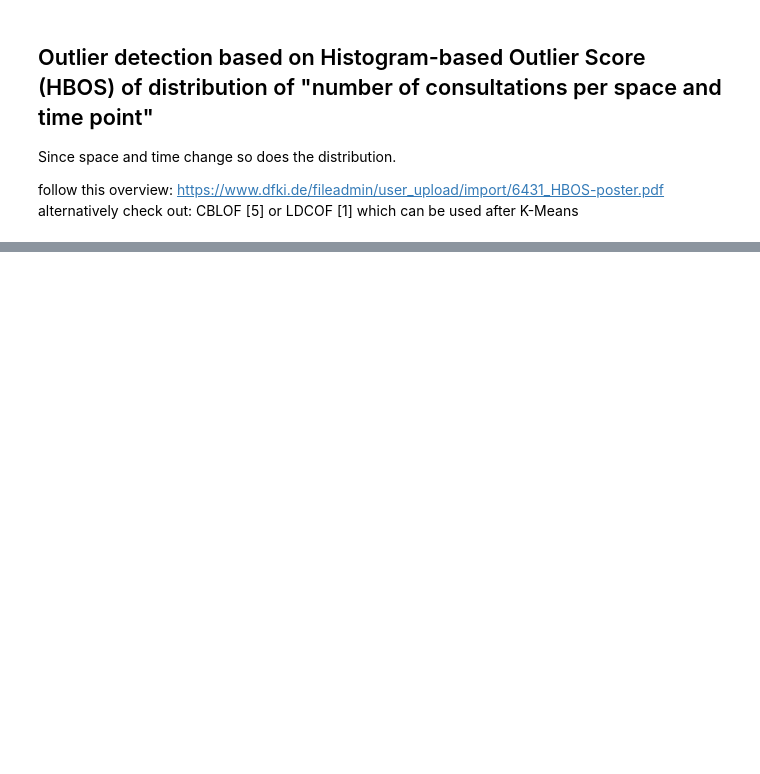
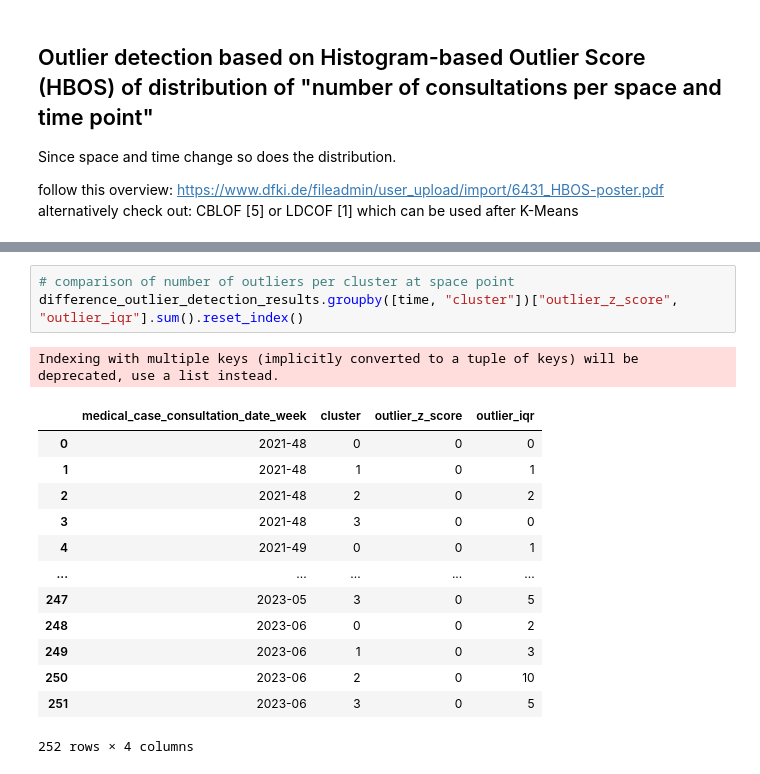
Before and after one commit to sid030sid/DYNAMIC-igh-ml-semester-project, a Jupyter notebook: rw-outlier-detection-and-spatio-temporal-analysis.ipynb, the cells around one changed output, grey strips where cells are left out. Cells and saved outputs as stored; diff of their text form; blank space fills up the shorter version.

```diff
--- a/rw-outlier-detection-and-spatio-temporal-analysis.ipynb
+++ b/rw-outlier-detection-and-spatio-temporal-analysis.ipynb
@@ -143,0 +255,18 @@ def outlier_detector(space, time):
+# %%
+# comparison of number of outliers per cluster at space point
+difference_outlier_detection_results.groupby([time, "cluster"])["outlier_z_score", "outlier_iqr"].sum().reset_index()
+# %% [output]
+Indexing with multiple keys (implicitly converted to a tuple of keys) will be deprecated, use a list instead.
+|  | medical_case_consultation_date_week | cluster | outlier_z_score | outlier_iqr |
+| 0 | 2021-48 | 0 | 0 | 0 |
+| 1 | 2021-48 | 1 | 0 | 1 |
+| 2 | 2021-48 | 2 | 0 | 2 |
+| 3 | 2021-48 | 3 | 0 | 0 |
+| 4 | 2021-49 | 0 | 0 | 1 |
+| ... | ... | ... | ... | ... |
+| 247 | 2023-05 | 3 | 0 | 5 |
+| 248 | 2023-06 | 0 | 0 | 2 |
+| 249 | 2023-06 | 1 | 0 | 3 |
+| 250 | 2023-06 | 2 | 0 | 10 |
+| 251 | 2023-06 | 3 | 0 | 5 |
+252 rows × 4 columns
```
Also changed, not shown: parts of 28 cells of this notebook.
